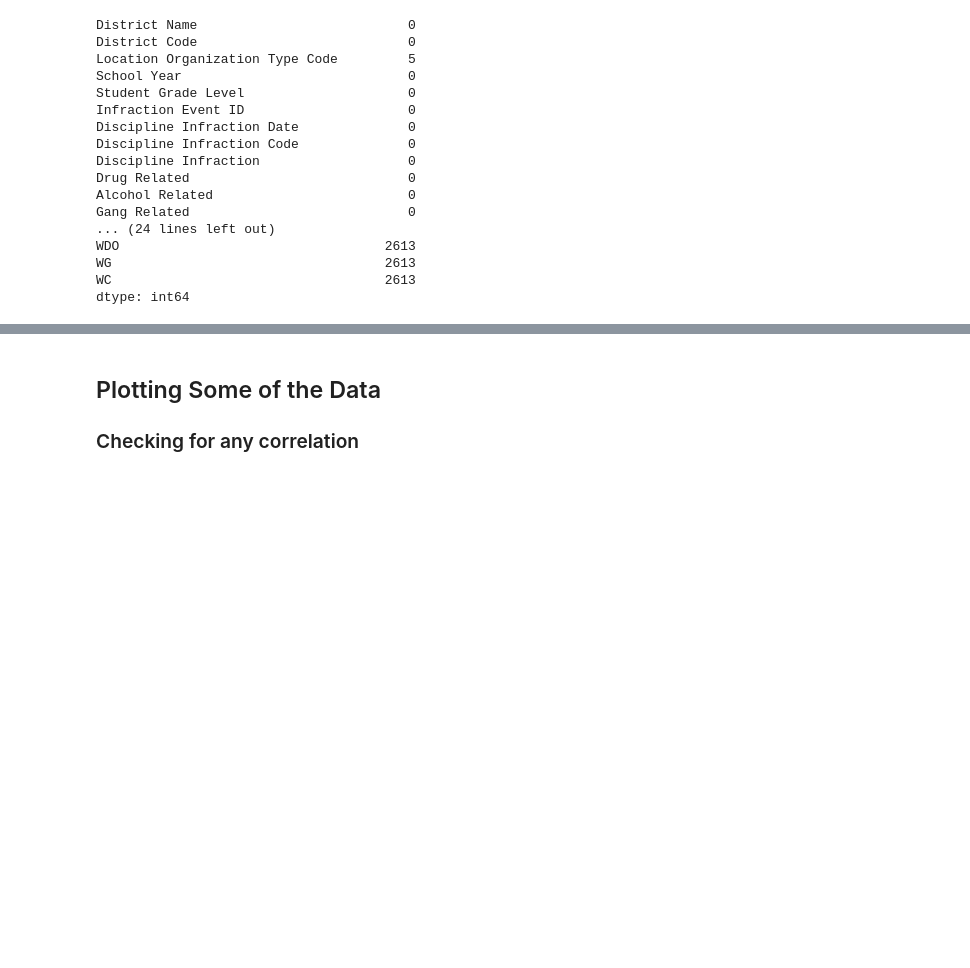
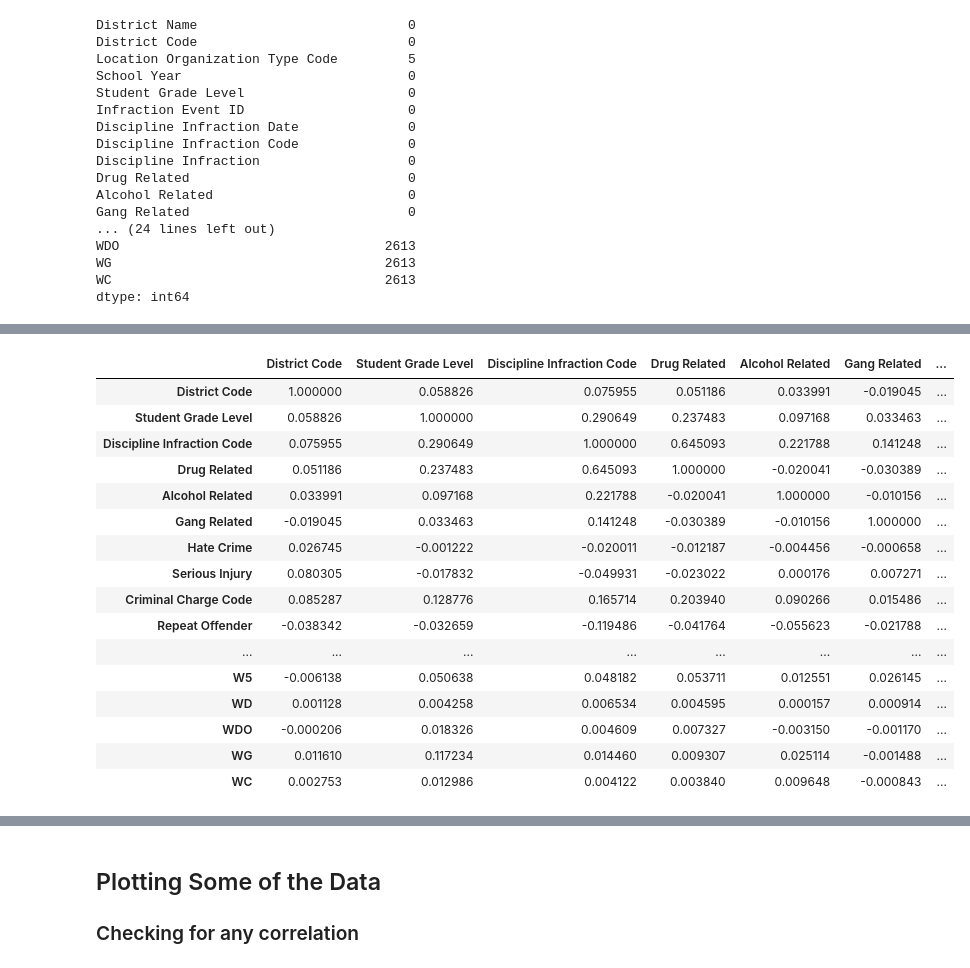
Before and after one commit to TheAidenTv/CS-4403-Assignment-2, a Jupyter notebook: Assignment 2.ipynb, the cells around one changed output, grey strips where cells are left out. Cells and saved outputs as stored; diff of their text form; code cells hidden in the pictures; blank space fills up the shorter version.

```diff
--- a/Assignment 2.ipynb
+++ b/Assignment 2.ipynb
@@ -122,0 +317,3 @@ Name: Criminal Charge Code, dtype: int64
+# %%
+# Making Student Grade Level a numeric column by mapping the values
+df9['Student Grade Level'] = df9['Student Grade Level'].map({'K': 0, '1': 1, '2': 2, '3': 3, '4': 4, '5': 5, '6': 6, '7': 7, '8': 8, '9': 9, '10': 10, '11': 11, '12': 12})
@@ -122,0 +346,7 @@ Name: Criminal Charge Code, dtype: int64
+# %%
+# Changing the gender column to a numeric column by replacing 'M' with 1 and 'F' with 0
+# But first lets make sure there is only M and F in the column
+print(df9['Student Gender Code'].value_counts())
+
+# It is so now lets do the mapping
+df9['Student Gender Code'] = df9['Student Gender Code'].map({'M': 1, 'F': 0})
@@ -122,0 +389,3 @@ Name: Criminal Charge Code, dtype: int64
+# %%
+# Combine 55D, 55P, and 55U into 55
+df9['Discipline Infraction Code'] = df9['Discipline Infraction Code'].replace({'55D': '55', '55P': '55', '55U': '55'})
@@ -122,0 +398,3 @@ Name: Criminal Charge Code, dtype: int64
+# %%
+# Turning the Discipline Infraction Code column into a numeric column
+df9['Discipline Infraction Code'] = pd.to_numeric(df9['Discipline Infraction Code'])
@@ -122,0 +420,20 @@ Name: Criminal Charge Code, dtype: int64
+# %%
+df9.corr().style.background_gradient(cmap='coolwarm')
+# %% [output]
+|  | District Code | Student Grade Level | Discipline Infraction Code | Drug Related | Alcohol Related | Gang Related | ... |
+| District Code | 1.000000 | 0.058826 | 0.075955 | 0.051186 | 0.033991 | -0.019045 | ... |
+| Student Grade Level | 0.058826 | 1.000000 | 0.290649 | 0.237483 | 0.097168 | 0.033463 | ... |
+| Discipline Infraction Code | 0.075955 | 0.290649 | 1.000000 | 0.645093 | 0.221788 | 0.141248 | ... |
+| Drug Related | 0.051186 | 0.237483 | 0.645093 | 1.000000 | -0.020041 | -0.030389 | ... |
+| Alcohol Related | 0.033991 | 0.097168 | 0.221788 | -0.020041 | 1.000000 | -0.010156 | ... |
+| Gang Related | -0.019045 | 0.033463 | 0.141248 | -0.030389 | -0.010156 | 1.000000 | ... |
+| Hate Crime | 0.026745 | -0.001222 | -0.020011 | -0.012187 | -0.004456 | -0.000658 | ... |
+| Serious Injury | 0.080305 | -0.017832 | -0.049931 | -0.023022 | 0.000176 | 0.007271 | ... |
+| Criminal Charge Code | 0.085287 | 0.128776 | 0.165714 | 0.203940 | 0.090266 | 0.015486 | ... |
+| Repeat Offender | -0.038342 | -0.032659 | -0.119486 | -0.041764 | -0.055623 | -0.021788 | ... |
+| ... | ... | ... | ... | ... | ... | ... | ... |
+| W5 | -0.006138 | 0.050638 | 0.048182 | 0.053711 | 0.012551 | 0.026145 | ... |
+| WD | 0.001128 | 0.004258 | 0.006534 | 0.004595 | 0.000157 | 0.000914 | ... |
+| WDO | -0.000206 | 0.018326 | 0.004609 | 0.007327 | -0.003150 | -0.001170 | ... |
+| WG | 0.011610 | 0.117234 | 0.014460 | 0.009307 | 0.025114 | -0.001488 | ... |
+| WC | 0.002753 | 0.012986 | 0.004122 | 0.003840 | 0.009648 | -0.000843 | ... |
```
Also changed, not shown: parts of 49 cells of this notebook.
